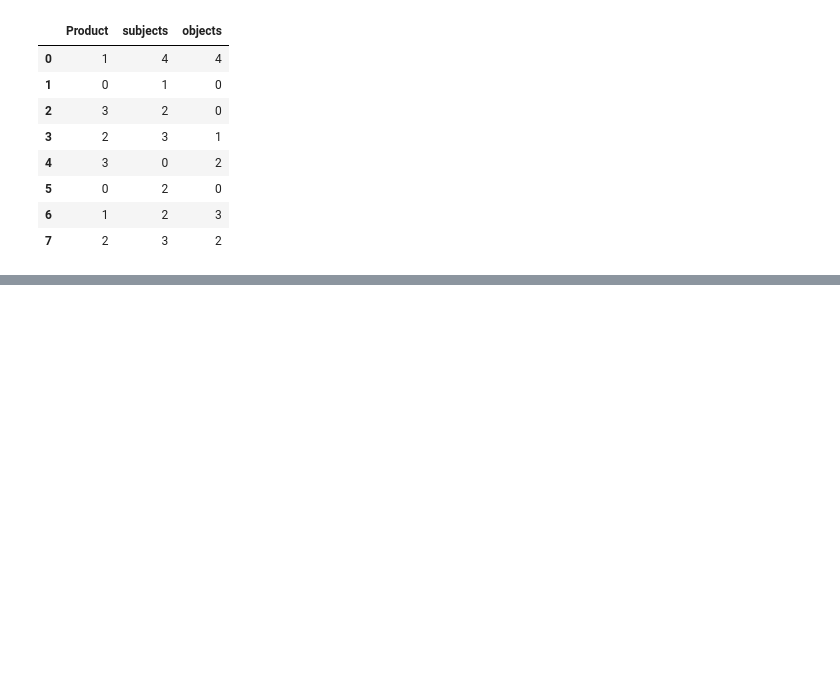
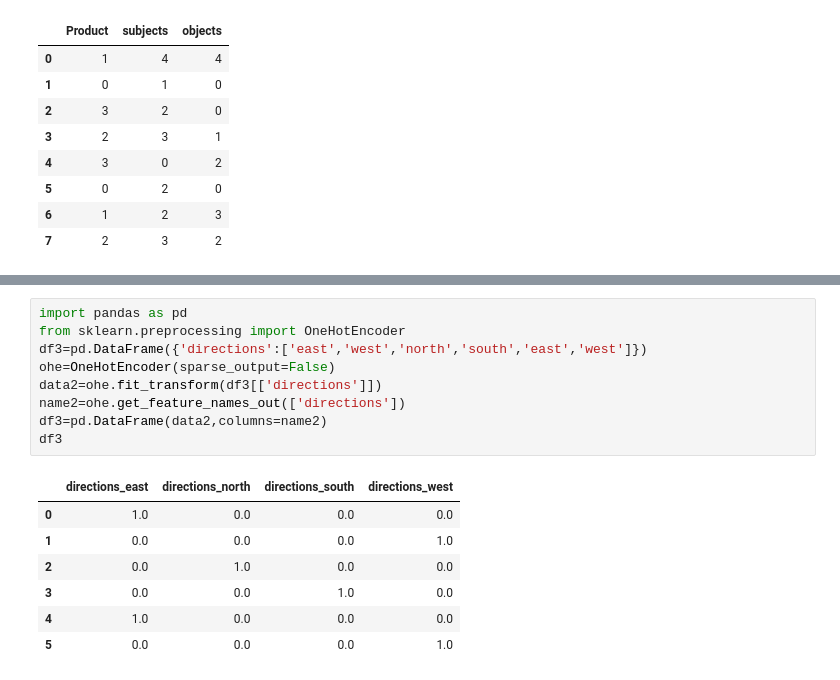
Before and after one commit to hipparagiaishwarya2130-lang/datascience, a Jupyter notebook: Encoding.ipynb, the cells around one changed output, grey strips where cells are left out. Drawn from its saved outputs; the diff is of its cells as text; blank space fills up the shorter version.

```diff
--- a/Encoding.ipynb
+++ b/Encoding.ipynb
@@ -70,0 +127,17 @@ ferwlghjyekiymjwnthbrgavefctr
+# %%
+import pandas as pd
+from sklearn.preprocessing import OneHotEncoder
+df3=pd.DataFrame({'directions':['east','west','north','south','east','west']})
+ohe=OneHotEncoder(sparse_output=False)
+data2=ohe.fit_transform(df3[['directions']])
+name2=ohe.get_feature_names_out(['directions'])
+df3=pd.DataFrame(data2,columns=name2)
+df3
+# %% [output]
+|  | directions_east | directions_north | directions_south | directions_west |
+| 0 | 1.0 | 0.0 | 0.0 | 0.0 |
+| 1 | 0.0 | 0.0 | 0.0 | 1.0 |
+| 2 | 0.0 | 1.0 | 0.0 | 0.0 |
+| 3 | 0.0 | 0.0 | 1.0 | 0.0 |
+| 4 | 1.0 | 0.0 | 0.0 | 0.0 |
+| 5 | 0.0 | 0.0 | 0.0 | 1.0 |
```
Also changed, not shown: parts of 10 cells of this notebook.
